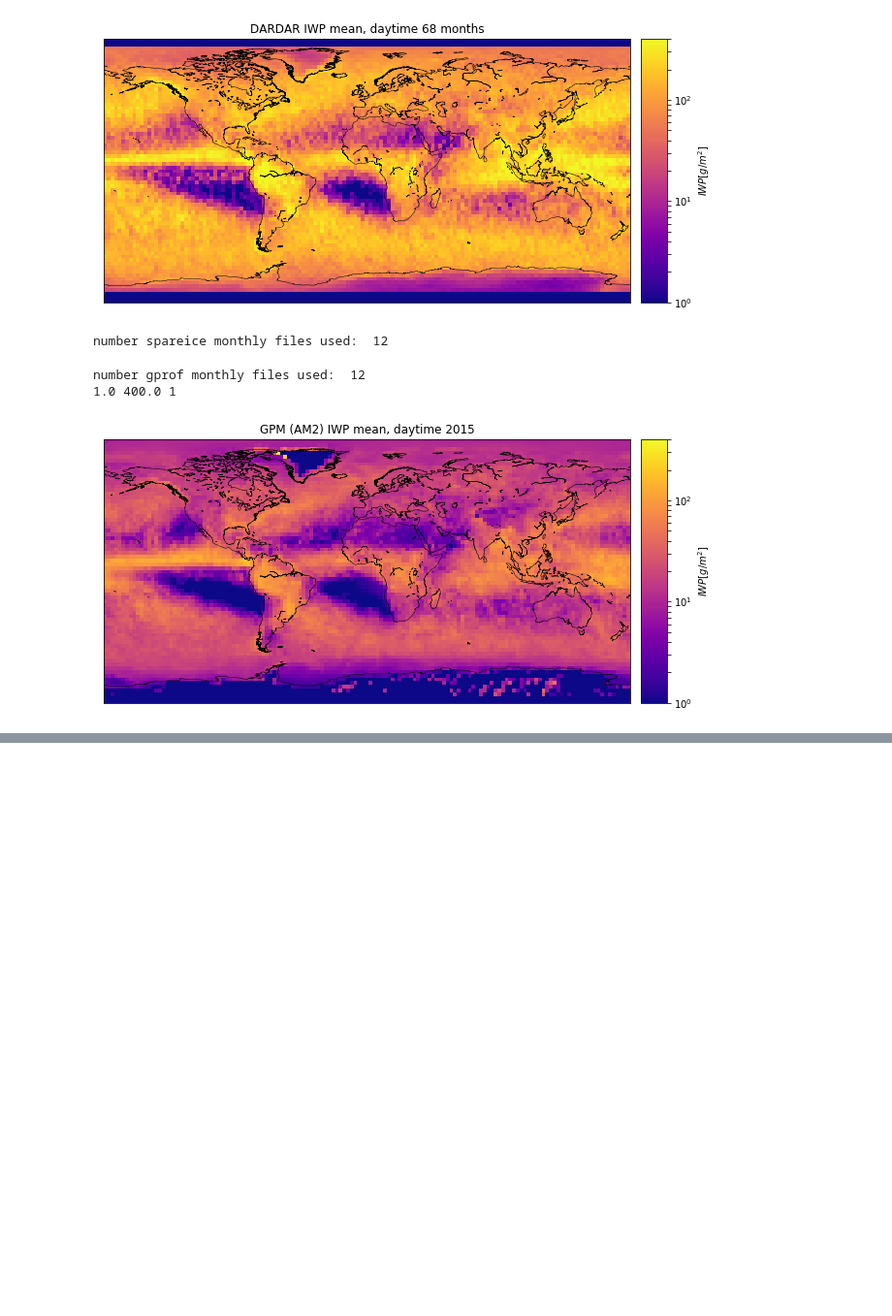
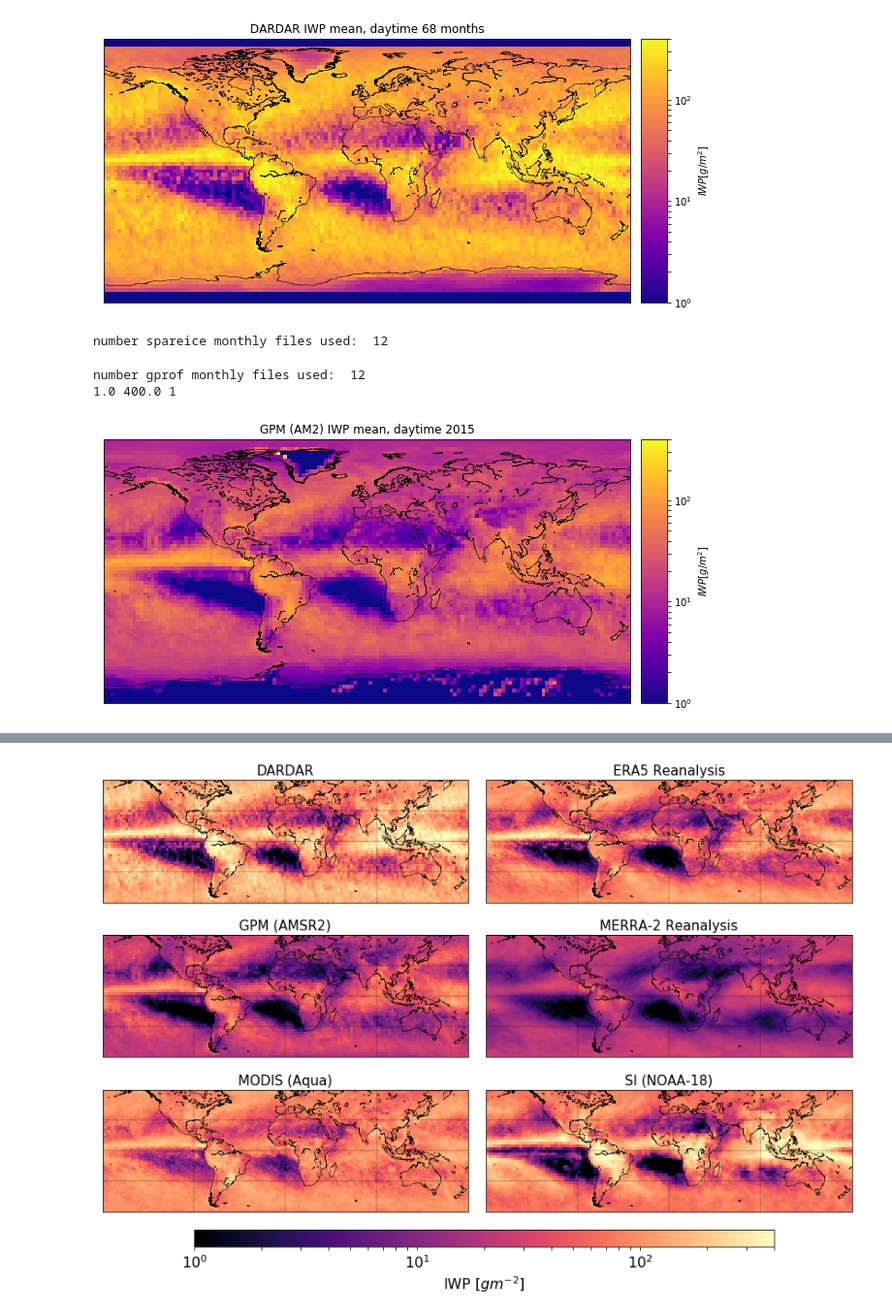
Before and after one commit to cheesetarian/IWP, a Jupyter notebook: plot_grids.ipynb, the cells around one changed output, grey strips where cells are left out. Shown at 97% size. Drawn from its saved outputs; the diff is of its cells as text; code cells hidden in the pictures; blank space fills up the shorter version.

```diff
--- a/plot_grids.ipynb
+++ b/plot_grids.ipynb
@@ -29,7 +32,7 @@ mi,ma = 1,400 ## vmin,vmax for global mean grid plots
 [6.103515625e-05, 0.0001220703125, 0.000244140625, 0.00048828125, 0.0009765625, 0.001953125, 0.00390625, 0.0078125, 0.015625, 0.03125, 0.0625, 0.125, 0.25, 0.5, 1, 2, 4, 8, 16]
 19
 # %%
-# read in various binary files output by makegrid_** routines
+# read in various numpy files output by makegrid_** routines
 # (yearly files for most, monthly for dardar right now)
 
 #merra first
@@ -50,14 +53,14 @@ nmerra_iwp_z = np.load('grids/merra.720x.360y.1.5_-1.5to4.5_1hrly.iwp.v1.15.365.
 #grdmap(np.flipud(dmerra_iwp)*1000,-180,-90,mi,ma,1,'MERRA 20'+yr+' IWP mean (day)',r'$IWP [g/m^2]$')
 #fig21.savefig('img/merra.iw.2015.aday.v1.jpg',dpi=400) # 'aday' for atrain day (around 13.5LT)
 
-#era5 next
-gnx, gny = 720, 361
-efi = dir+'era5.'+str(gnx)+'x.'+str(gny)+'y.13.5_10.5to16.5_3hrly.iwp.swp.v1.'+yr+'.365'
+#era5 next -- was used before switch to daytime/nighttime treated separately!
+#gnx, gny = 720, 361
+#efi = dir+'era5.'+str(gnx)+'x.'+str(gny)+'y.13.5_10.5to16.5_3hrly.iwp.swp.v1.'+yr+'.365'
 #efi = dir+'era5.'+str(gnx)+'x.'+str(gny)+'y.3hrly.iwp.swp.zi.hist.v1.'+yr+'.365'
-ec_iwp = np.load(efi+'.grid.npy')
-ec_swp = np.load(efi+'.sgrid.npy')
-ec_iwp_z = np.load(efi+'.zonal.npy')
-ec_swp_z = np.load(efi+'.szonal.npy')
+#ec_iwp = np.load(efi+'.grid.npy')
+#ec_swp = np.load(efi+'.sgrid.npy')
+#ec_iwp_z = np.load(efi+'.zonal.npy')
+#ec_swp_z = np.load(efi+'.szonal.npy')
 #fig3 = plt.figure(figsize=[11,5])
 #grdmap(ec_iwp,-180,90,.001,0.6,1,'ERA5 20'+yr+' IWP mean')
 #fig31 = plt.figure(figsize=[11,5])
@@ -67,8 +70,8 @@ ec_swp_z = np.load(efi+'.szonal.npy')
 #fig32.savefig('img/era5.sw+iw.2015.aday.v1.jpg',dpi=400) # 'aday' for atrain day (around 13.5LT)
 
 #modis next
-gnx, gny = 360, 180
-efi = dir+'modis-aqua.'+str(gnx)+'x.'+str(gny)+'y.daily.iwp.zi.hist.v2.'+yr+'.365'
+mnx, mny = 360, 180
+efi = dir+'modis-aqua.'+str(mnx)+'x.'+str(mny)+'y.daily.iwp.zi.hist.v2.'+yr+'.365'
 modis_iwp = np.load(efi+'.grid.npy')
 modis_iwp_z = np.load(efi+'.zonal.npy')
 #fig3 = plt.figure(figsize=[11,5])
@@ -307,7 +397,7 @@ dps=[-30,0,30]
 ys, xs = np.shape(darmean[int((90-ns)/dres):int((90+ns)/dres),:]) # grid size for lat and lon, 2.5deg
 lons, lats = np.linspace(lomin,abs(lomin),xs), np.linspace(lamin,abs(lamin),ys)
 #print(np.shape(ec_swp),np.shape(dmerra_iwp))
-eys, exs = np.shape(ec_swp[int((90-ns)/eres):int((90+ns)/eres),:]) # grid size for lat and lon, 0.5deg
+eys, exs = np.shape(dec_swp[int((90-ns)/eres):int((90+ns)/eres),:]) # grid size for lat and lon, 0.5deg
 moys, moxs = np.shape(modis_iwp[int((90-ns)/mores):int((90+ns)/mores),:]) # grid size for lat and lon, 0.5deg
 elons,elats = np.linspace(lomin,abs(lomin),exs),np.linspace(lamin,abs(lamin),eys)
 #mys, mxs = np.shape(dmerra_iwp[:,:]) # grid size for lat and lon
@@ -324,49 +414,52 @@ x, y = m(lons, lats)
 m.pcolormesh(x,y, darmean[int((90-ns)/dres):int((90+ns)/dres),:]*1000, \
              norm=colors.LogNorm(vmin=mi,vmax=ma), cmap=plt.get_cmap('magma'), latlon=True)
 ax[0,0].set_title('DARDAR',fontsize=fs)
-ax[0,1].set_title('ERA5',fontsize=fs)
-ax[1,0].set_title('GPM-AMSR2',fontsize=fs)
-ax[1,1].set_title('MERRA',fontsize=fs)
-ax[2,0].set_title('MODIS',fontsize=fs)
-ax[2,1].set_title('SI',fontsize=fs)
+ax[0,1].set_title('ERA5 Reanalysis',fontsize=fs)
+ax[1,0].set_title('GPM (AMSR2)',fontsize=fs)
+ax[1,1].set_title('MERRA-2 Reanalysis',fontsize=fs)
+ax[2,0].set_title('MODIS (Aqua)',fontsize=fs)
+ax[2,1].set_title('SI (NOAA-18)',fontsize=fs)
 m = Basemap(projection='cyl',resolution='l',llcrnrlat=lamin,urcrnrlat=abs(lamin),llcrnrlon=lomin,urcrnrlon=lomin+360,ax=ax[0,1])
 m.drawcoastlines(linewidth=0.5)
 m.drawmeridians(dms,linewidth=.5),m.drawparallels(dps,linewidth=.5)
 ex, ey = m(elons, elats)
-m.pcolormesh(ex,ey, np.flipud(ec_swp[int((90-ns)/eres):int((90+ns)/eres),:]+ec_iwp[int((90-ns)/eres):int((90+ns)/eres),:])*1000, \
+m.pcolormesh(ex,ey, np.flipud(dec_swp[int((90-ns)/eres):int((90+ns)/eres),:]+dec_iwp[int((90-ns)/eres):int((90+ns)/eres),:])*1000, \
              norm=colors.LogNorm(vmin=mi,vmax=ma), cmap=plt.get_cmap('magma'), latlon=True)
 m = Basemap(projection='cyl',resolution='l',llcrnrlat=lamin,urcrnrlat=abs(lamin),llcrnrlon=lomin,urcrnrlon=lomin+360,ax=ax[1,0])
 m.drawcoastlines(linewidth=0.5)
 m.drawmeridians(dms,linewidth=.5),m.drawparallels(dps,linewidth=.5)
 m.pcolormesh(x,y, gprofmean[int((90-ns)/dres):int((90+ns)/dres),:]*1000, \
              norm=colors.LogNorm(vmin=mi,vmax=ma), cmap=plt.get_cmap('magma'), latlon=True)
 m = Basemap(projection='cyl',resolution='l',llcrnrlat=lamin,urcrnrlat=abs(lamin),llcrnrlon=lomin,urcrnrlon=lomin+360,ax=ax[1,1])
 m.drawcoastlines(linewidth=0.5)
 m.drawmeridians(dms,linewidth=.5),m.drawparallels(dps,linewidth=.5)
 #mex, mey = m(melons, melats)
 m.pcolormesh(ex,ey, np.flipud(dmerra_iwp[int((90-ns)/eres):int((90+ns)/eres),:])*1000, \
              norm=colors.LogNorm(vmin=mi,vmax=ma), cmap=plt.get_cmap('magma'), latlon=True)
 m = Basemap(projection='cyl',resolution='l',llcrnrlat=lamin,urcrnrlat=abs(lamin),llcrnrlon=lomin,urcrnrlon=lomin+360,ax=ax[2,0])
 m.drawcoastlines(linewidth=0.5)
 m.drawmeridians(dms,linewidth=.5),m.drawparallels(dps,linewidth=.5)
 mox, moy = m(molons, molats)
 m.pcolormesh(mox,moy, np.flipud(modis_iwp[int((90-ns)/mores):int((90+ns)/mores),:])*1000, \
              norm=colors.LogNorm(vmin=mi,vmax=ma), cmap=plt.get_cmap('magma'), latlon=True)
 m = Basemap(projection='cyl',resolution='l',llcrnrlat=lamin,urcrnrlat=abs(lamin),llcrnrlon=lomin,urcrnrlon=lomin+360,ax=ax[2,1])
 m.drawcoastlines(linewidth=0.5)
 m.drawmeridians(dms,linewidth=.5),m.drawparallels(dps,linewidth=.5)
 m.pcolormesh(x,y, sparemean[int((90-ns)/dres):int((90+ns)/dres),:]*1000, \
              norm=colors.LogNorm(vmin=mi,vmax=ma), cmap=plt.get_cmap('magma'), latlon=True)
 cax = fig.add_axes([0.22, 0.07, 0.6, 0.03])
 #cax = fig.add_axes([0.95, 0.2, 0.03, 0.6]) #works for vertical...
 im = ax[2,1].imshow([[1, 2], [2, 3]], norm=colors.LogNorm(vmin=mi,vmax=ma), cmap=plt.get_cmap('magma'))
 cb = plt.colorbar(im, cax=cax, norm=colors.LogNorm(vmin=mi,vmax=ma), \
                   cmap=plt.get_cmap('magma'),orientation='horizontal')
 #cb = plt.colorbar(im, cax=cax, norm=colors.LogNorm(vmin=mi,vmax=ma), cmap=plt.get_cmap('magma'),orientation='vertical')
 cb.set_label(r'IWP [$g m^{-2}]$',fontsize=16)
 cb.ax.tick_params(labelsize=16)
 plt.show()
-fig.savefig('img/iwpgmean_all_v3.png',dpi=300,bbox_inches='tight')
+#fig.savefig('img/iwpgmean_all_v4.eps',bbox_inches='tight')
+fig.savefig('img/iwpgmean_all_v4.png',dpi=300,bbox_inches='tight')
+# %% [output]
+[figure, added]
 # %%
 #  examine diurnal variations between the datasets that are day and night (not spareice, modis)
 import scipy.ndimage as ndimage
```
Also changed, not shown: parts of 14 cells of this notebook, 8 other files.
